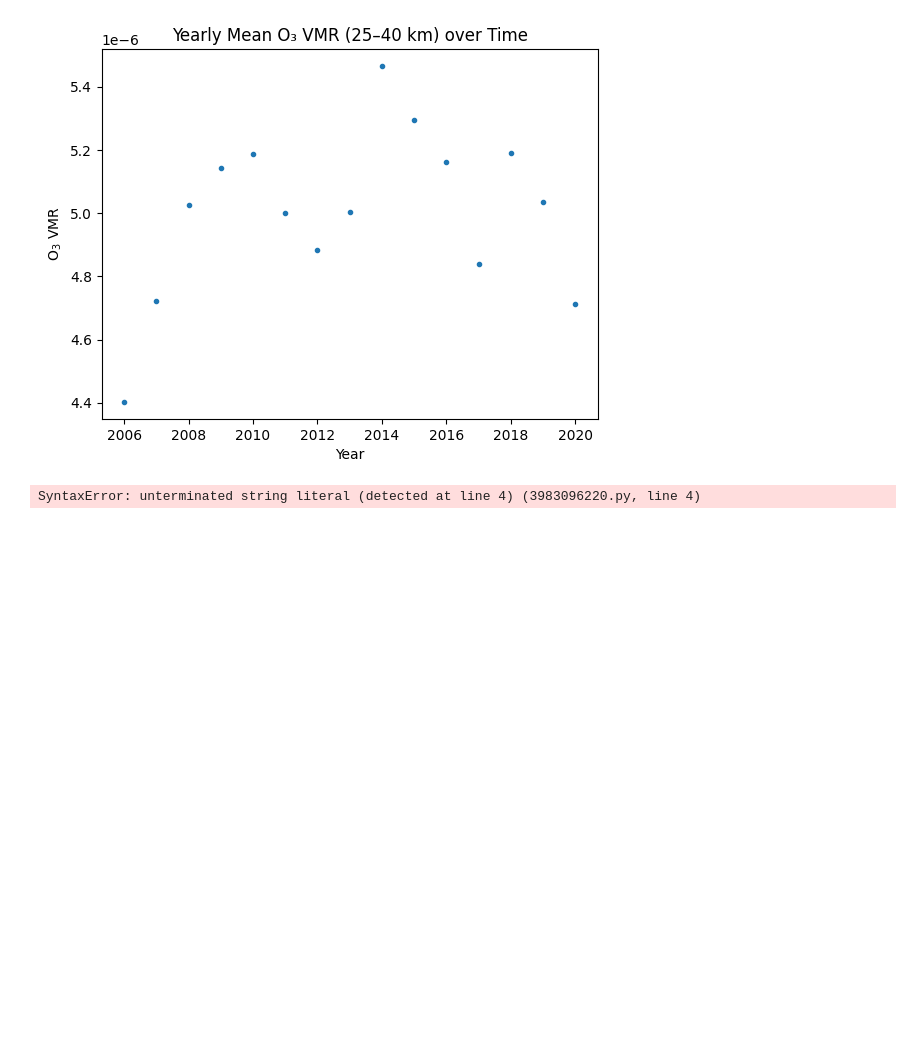
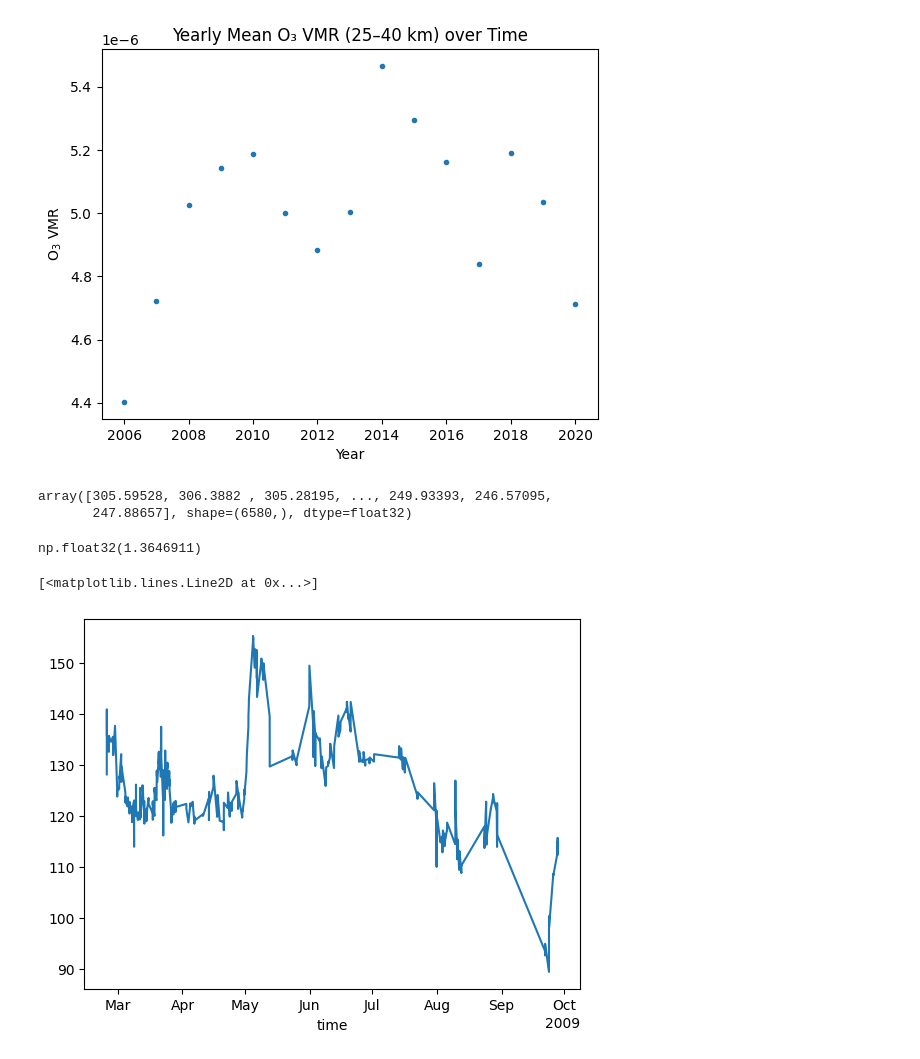
Before and after one commit to Sallamsaka/ozone-measurement-comparison, a Jupyter notebook: PEARL FTIR O3/PEARL_FTIR.ipynb, the cells around one changed output. Cells and saved outputs as stored; diff of their text form; code cells hidden in the pictures; blank space fills up the shorter version.

Commit message:
Just finished partial column stuff for pearl ftir

```diff
--- a/PEARL FTIR O3/PEARL_FTIR.ipynb
+++ b/PEARL FTIR O3/PEARL_FTIR.ipynb
@@ -66,13 +65,13 @@ import glob
 #             dst["DATETIME"].setncattr("standard_name", "time")
 #             dst["DATETIME"].setncattr("calendar", "standard")
 # %%
-directory = r'C:\Users\salla\Onedrive(uoft acc)\OneDrive - University of Toronto\Desktop\School Information\NSERC\PEARL FTIR O3\netcdf_out'
+directory = r'C:\Users\salla\Onedrive(uoft acc)\OneDrive - University of Toronto\Desktop\School Information\NSERC\NSERC\PEARL FTIR O3\netcdf_out'
 
 path = directory + r'\*.nc'
 
 nc_list = glob.glob(path)
 
-ds = xr.open_mfdataset(
+f = xr.open_mfdataset(
     nc_list,
     combine="nested",
     concat_dim="idx",
@@ -80,15 +79,27 @@ ds = xr.open_mfdataset(
     decode_cf=True
 )
 
-ds = ds.swap_dims({"idx": "DATETIME"})
+f = f.swap_dims({"idx": "DATETIME"})
 
-ds = ds.sortby("DATETIME")
+f = f.sortby("DATETIME")
 # %%
-O3 = ds["O3.MIXING.RATIO.VOLUME_ABSORPTION.SOLAR"] * 1e-6
-O3_times = O3.sel(DATETIME = slice("2006-01-01", "2020-12-31"))
+O3_vmr = f["O3.MIXING.RATIO.VOLUME_ABSORPTION.SOLAR"] * 1e-6
+O3_times = O3_vmr.sel(DATETIME = slice("2006-01-01", "2020-12-31"))
 latitude = 80.05
 longitude = -86.42
-altitude = O3_times["altitude1"]
+altitude = O3_times["altitude1"].values
+# %%
+temperature = f["TEMPERATURE_INDEPENDENT"]
+pressure = f["PRESSURE_INDEPENDENT"] * 100
+k = 1.380649e-23
+O3_density = O3_vmr * pressure/(k * temperature)
+# vmr - mol o3/mol air
+# mol o3/mol air * mol air/vol air = num density = vmr * mol air/vol air = mol o3/vol air in molecules/m^3
+# mol air/vol air = N/V
+# PV = NkT
+# N/V = P/kT
+# num density = vmr * N/V = vmr * P/kT
+# column = num density*altitude diff
 # %%
 has_fig = O3_times.groupby("DATETIME.month").mean(dim  = "DATETIME").plot(col = "month", col_wrap = 3, y = "altitude1")
 has_fig.fig.axes[0].set_ylabel("Altitude (km)")
@@ -176,13 +186,3 @@ plt.title("Yearly Mean O₃ VMR (25–40 km) over Time")
 # %% [output]
 Text(0.5, 1.0, 'Yearly Mean O₃ VMR (25–40 km) over Time')
 [figure]
-# %%
-Glad to hear that the coding has progressed well so far and that you've found a balance between coding and reading. I think the next steps are twofold, first I'd suggest cracking open the OSIRIS dataset (available from the sftp server found using the following link: https://research-groups.usask.ca/osiris/data-products.php). Once you have access to the data and can read it in, I'd suggest repeating what you've done with ACE-FTS but with OSIRIS and comparing how the two look.
-
-
-Then I'd suggest cracking into the PEARL FTIR ozone dataset (available at: https://www-air.larc.nasa.gov/missions/ndacc/data.html?station=eureka.pearl/hdf/ftir/) and seeing what the data look like, including creating plots of monthly average ozone and monthly-mean timeseries plots of the ozone total columns.
-
-
-i have a bunch of hdf4 files in a folder and want to convert them to netcdf files. i want to do it effciciently but I also want to like not lose information? i can already open the files in python using netcdf if that helps? I want something efficient. at the end, I want to use xarray to work with all the data as if it were one file.
-# %% [output]
-SyntaxError: unterminated string literal (detected at line 4) (3983096220.py, line 4)
@@ -188,0 +246,16 @@ SyntaxError: unterminated string literal (detected at line 4) (3983096220.py, li
+# %%
+O3_partial_column_DU.values
+# %% [output]
+array([305.59528, 306.3882 , 305.28195, ..., 249.93393, 246.57095,
+       247.88657], shape=(6580,), dtype=float32)
+# %%
+np.nansum(O3_partial_column_DU.values - (f["O3.COLUMN_ABSORPTION.SOLAR"].values * 10000 / 2.687e20)) / 6580
+# %% [output]
+np.float32(1.3646911)
+# %%
+year = "2009"
+O3_partial_column_DU.sel(DATETIME = slice(year + "-01-01", year + "-12-31")).plot()
+# linestyle = "None", marker = "."
+# %% [output]
+[<matplotlib.lines.Line2D at 0x...>]
+[figure, added]
```
Also changed, not shown: parts of 3 cells of this notebook, 5 other files.
